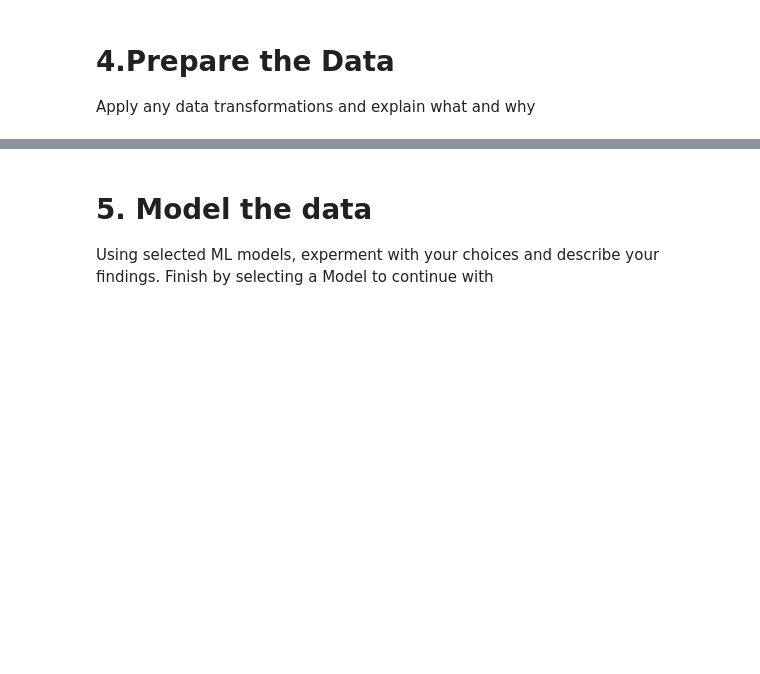
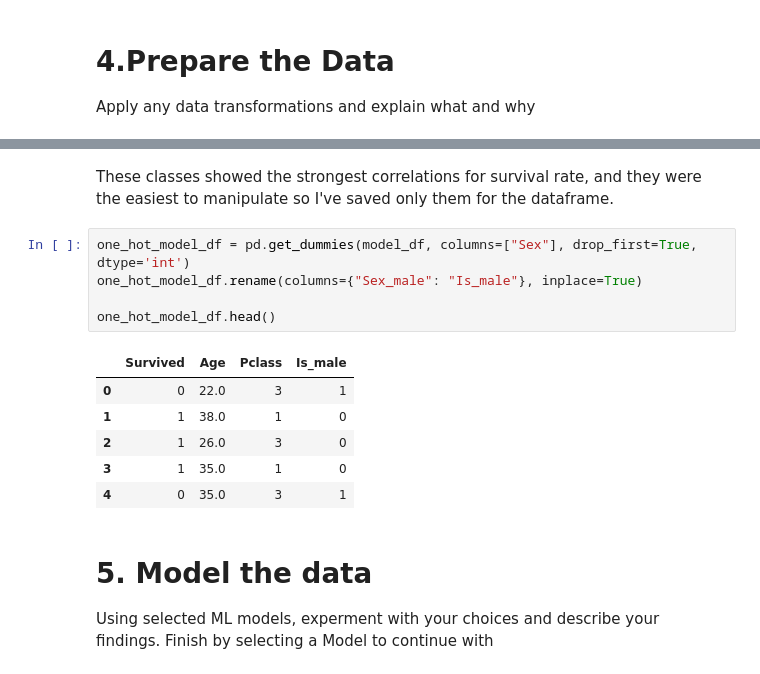
Before and after one commit to Kyra15/MachineLearningAHS, a Jupyter notebook: Project_1/Project_1.ipynb, the cells around one changed output, grey strips where cells are left out. Cells and saved outputs as stored; diff of their text form; blank space fills up the shorter version.

```diff
--- a/Project_1/Project_1.ipynb
+++ b/Project_1/Project_1.ipynb
@@ -296,3 +286,17 @@ ValueError: could not convert string to float: 'male'
+# %% [markdown]
+These classes showed the strongest correlations for survival rate, and they were the easiest to manipulate so I've saved only them for the dataframe.
+# %%
+one_hot_model_df = pd.get_dummies(model_df, columns=["Sex"], drop_first=True, dtype='int')
+one_hot_model_df.rename(columns={"Sex_male": "Is_male"}, inplace=True)
+
+one_hot_model_df.head()
+# %% [output]
+|  | Survived | Age | Pclass | Is_male |
+| 0 | 0 | 22.0 | 3 | 1 |
+| 1 | 1 | 38.0 | 1 | 0 |
+| 2 | 1 | 26.0 | 3 | 0 |
+| 3 | 1 | 35.0 | 1 | 0 |
+| 4 | 0 | 35.0 | 3 | 1 |
 # %% [markdown]
 # 5. Model the data
 Using selected ML models, experment with your choices and describe your findings. Finish by selecting a Model to continue with
```
Also changed, not shown: parts of 9 cells of this notebook.
